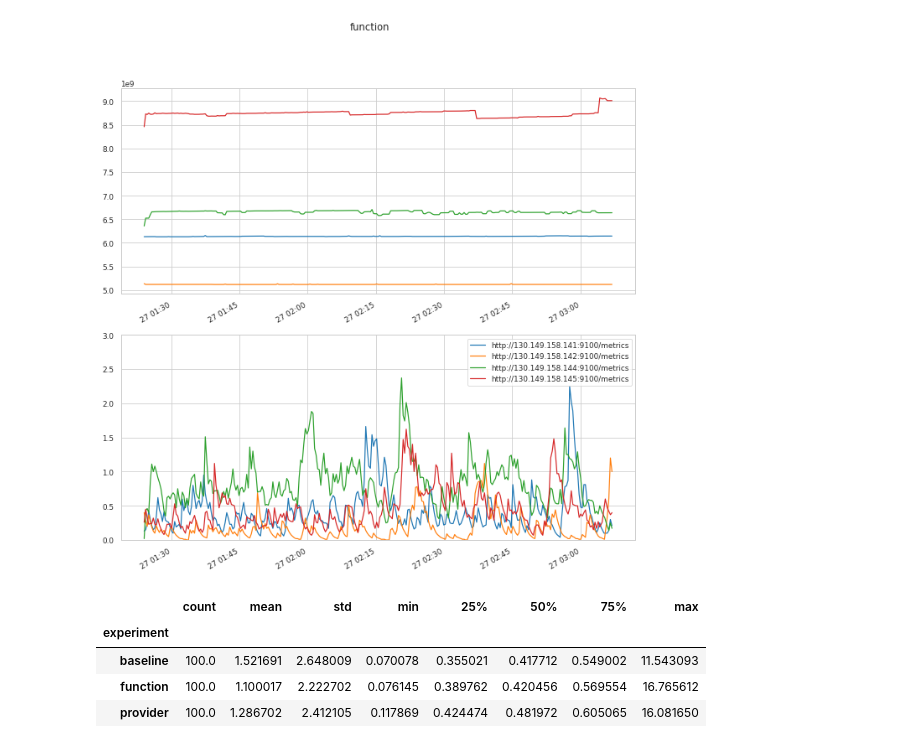
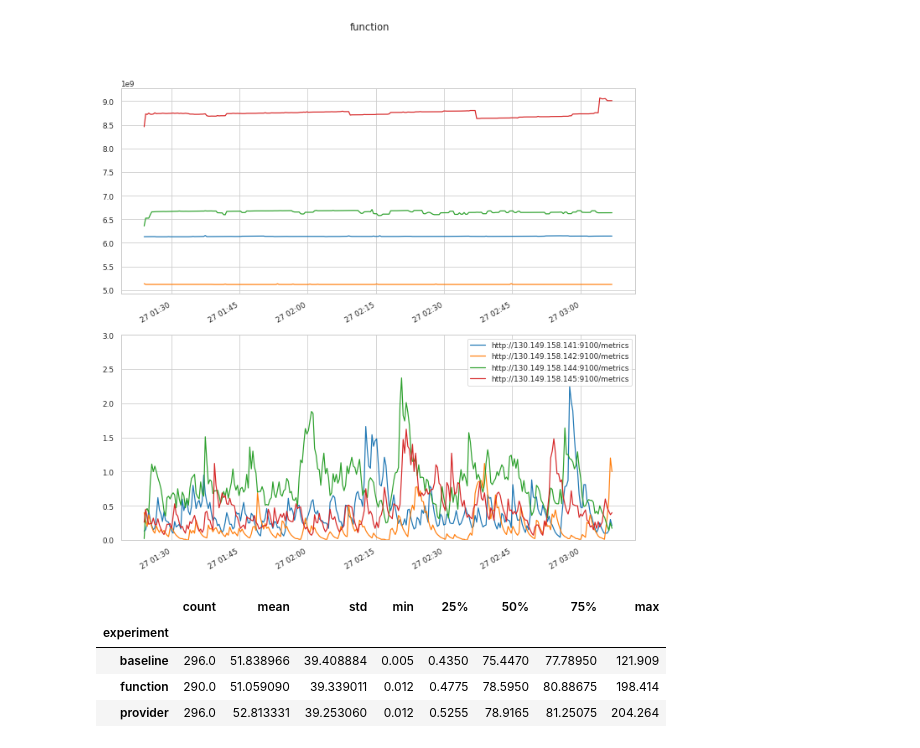
Before and after one commit to tawalaya/tracing_data, a Jupyter notebook: Plots.ipynb, the cells around one changed output. Cells and saved outputs as stored; diff of their text form; code cells hidden in the pictures.

```diff
--- a/Plots.ipynb
+++ b/Plots.ipynb
@@ -46,16 +46,15 @@ for exp in experimentes:
 [figure]
 [figure]
 # %%
-activations['start'] = pd.to_datetime(activations['timestamp_start'])
-
-activations['end'] = pd.to_datetime(activations['timestamp_stop'])
+activations['start'] = pd.to_datetime(activations['start'],unit='ms')
+activations['end'] = pd.to_datetime(activations['end'],unit='ms')
 
 activations["ELat"] = (activations["end"] - activations["start"]).dt.total_seconds()
 
 activations.groupby(["experiment"])["ELat"].describe()
 # %% [output]
 |  | count | mean | std | min | 25% | 50% | 75% | max |
 | experiment |  |  |  |  |  |  |  |  |
-| baseline | 100.0 | 1.521691 | 2.648009 | 0.070078 | 0.355021 | 0.417712 | 0.549002 | 11.543093 |
-| function | 100.0 | 1.100017 | 2.222702 | 0.076145 | 0.389762 | 0.420456 | 0.569554 | 16.765612 |
-| provider | 100.0 | 1.286702 | 2.412105 | 0.117869 | 0.424474 | 0.481972 | 0.605065 | 16.081650 |
+| baseline | 296.0 | 51.838966 | 39.408884 | 0.005 | 0.4350 | 75.4470 | 77.78950 | 121.909 |
+| function | 290.0 | 51.059090 | 39.339011 | 0.012 | 0.4775 | 78.5950 | 80.88675 | 198.414 |
+| provider | 296.0 | 52.813331 | 39.253060 | 0.012 | 0.5255 | 78.9165 | 81.25075 | 204.264 |
```
Also changed, not shown: parts of 3 cells of this notebook.
